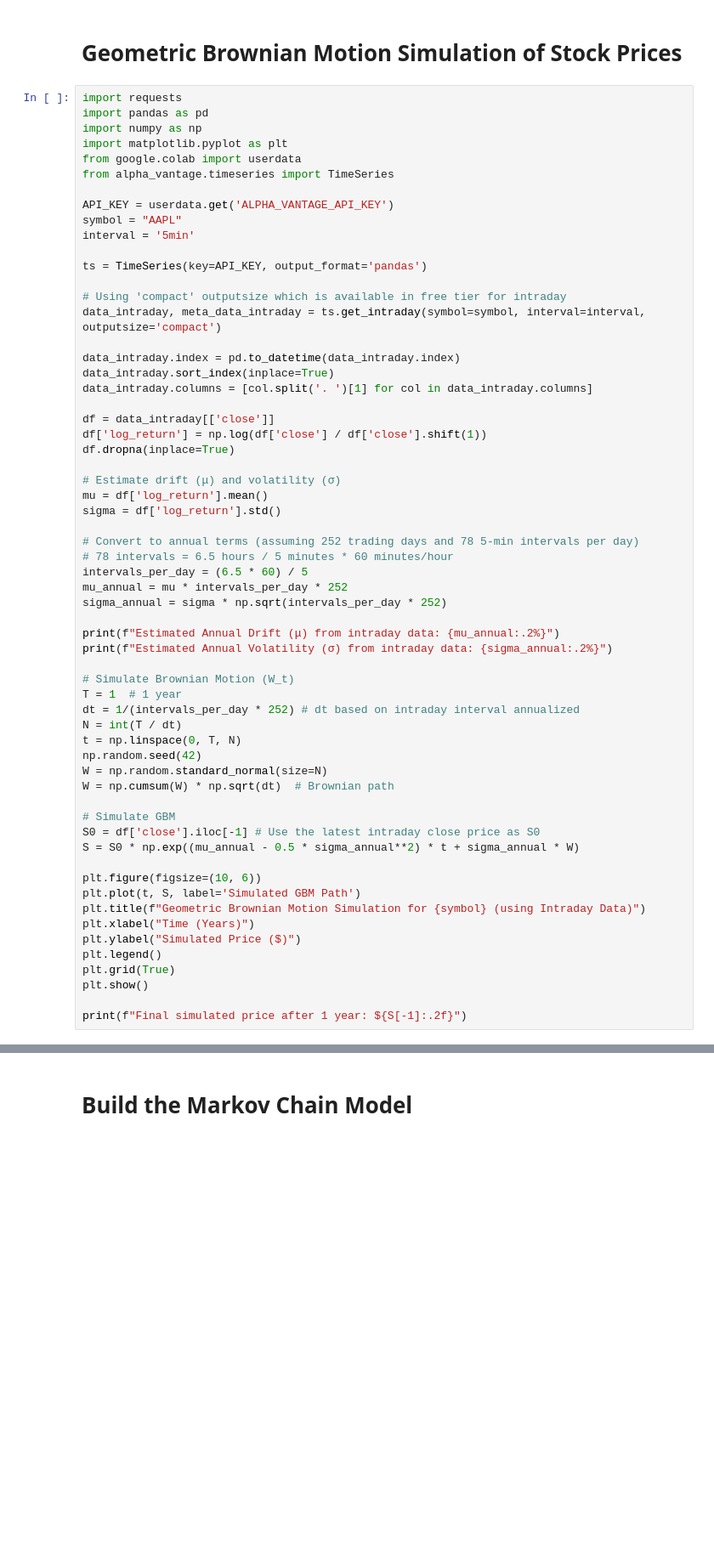
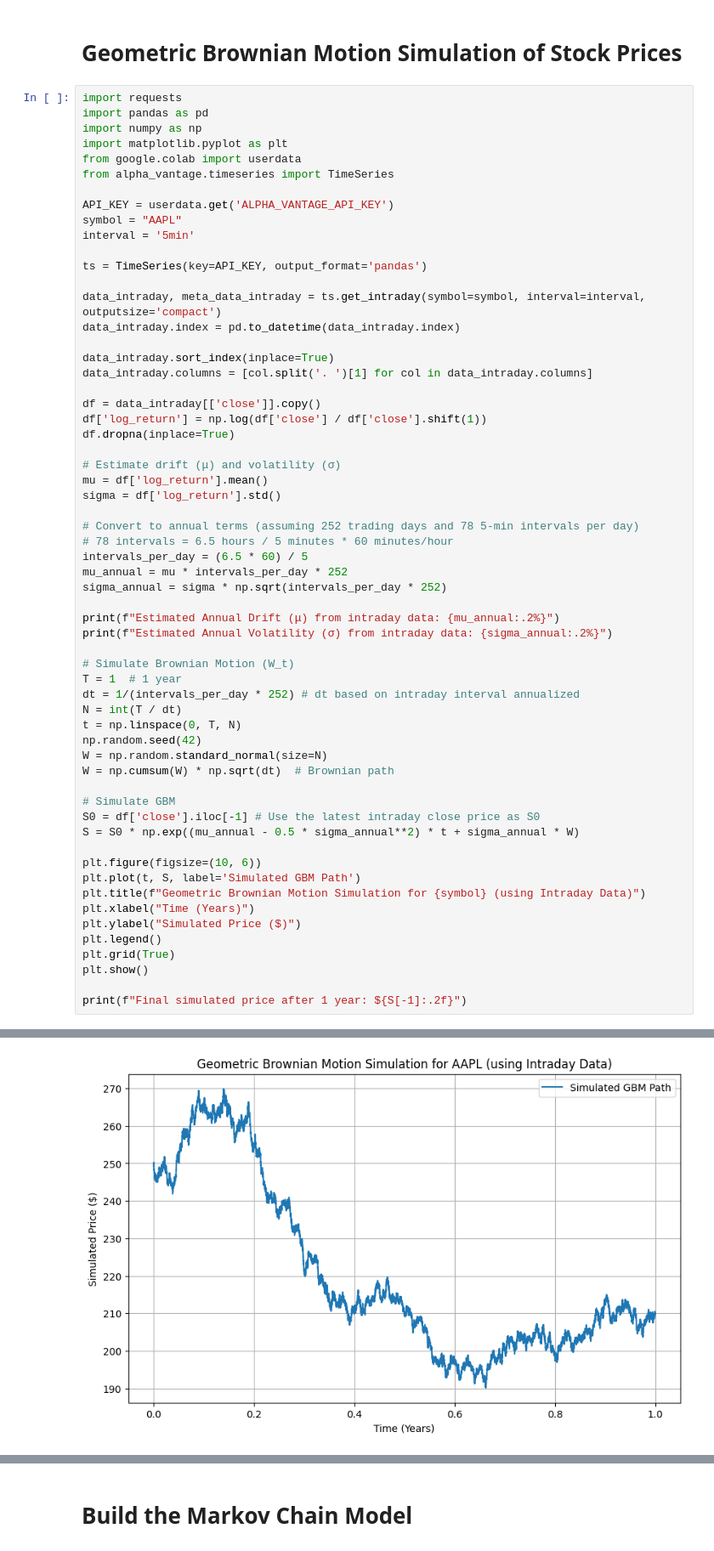
Before and after one commit to Abigail6on/Stock-Intraday-Analysis-and-Prediction, a Jupyter notebook: AAPL_Intraday_Analysis_and_Prediction.ipynb, the cells around one changed output, grey strips where cells are left out. Shown at 85% size. Saved outputs shown, nothing was run; the diff lists cells and outputs as text; blank space fills up the shorter version.

```diff
--- a/AAPL_Intraday_Analysis_and_Prediction.ipynb
+++ b/AAPL_Intraday_Analysis_and_Prediction.ipynb
@@ -737,14 +693,13 @@ interval = '5min'
 
 ts = TimeSeries(key=API_KEY, output_format='pandas')
 
-# Using 'compact' outputsize which is available in free tier for intraday
 data_intraday, meta_data_intraday = ts.get_intraday(symbol=symbol, interval=interval, outputsize='compact')
+data_intraday.index = pd.to_datetime(data_intraday.index)
 
-data_intraday.index = pd.to_datetime(data_intraday.index)
 data_intraday.sort_index(inplace=True)
 data_intraday.columns = [col.split('. ')[1] for col in data_intraday.columns]
 
-df = data_intraday[['close']]
+df = data_intraday[['close']].copy()
 df['log_return'] = np.log(df['close'] / df['close'].shift(1))
 df.dropna(inplace=True)
 
@@ -789,0 +745 @@ Estimated Annual Volatility (σ) from intraday data: 8.78%
+[figure, new version]
```
Also changed, not shown: parts of 34 cells of this notebook.
